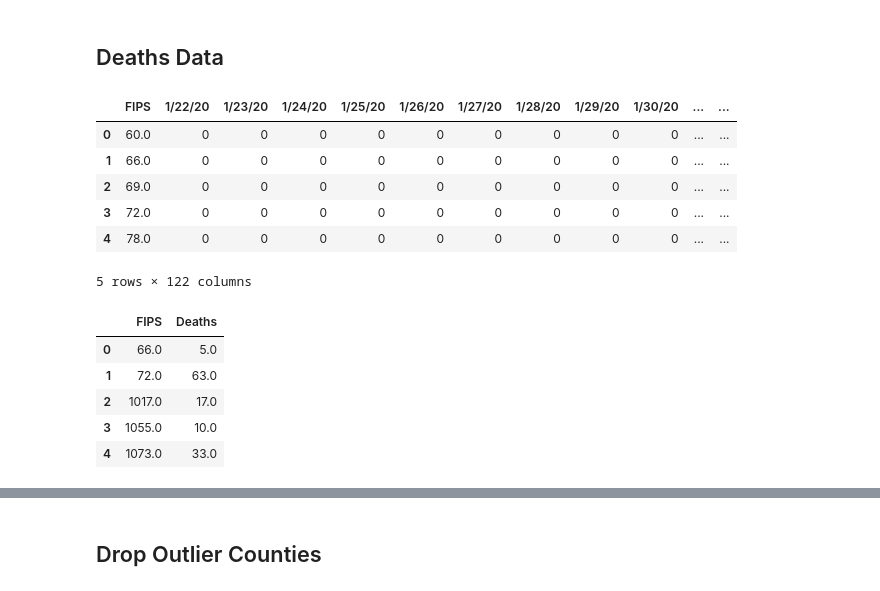
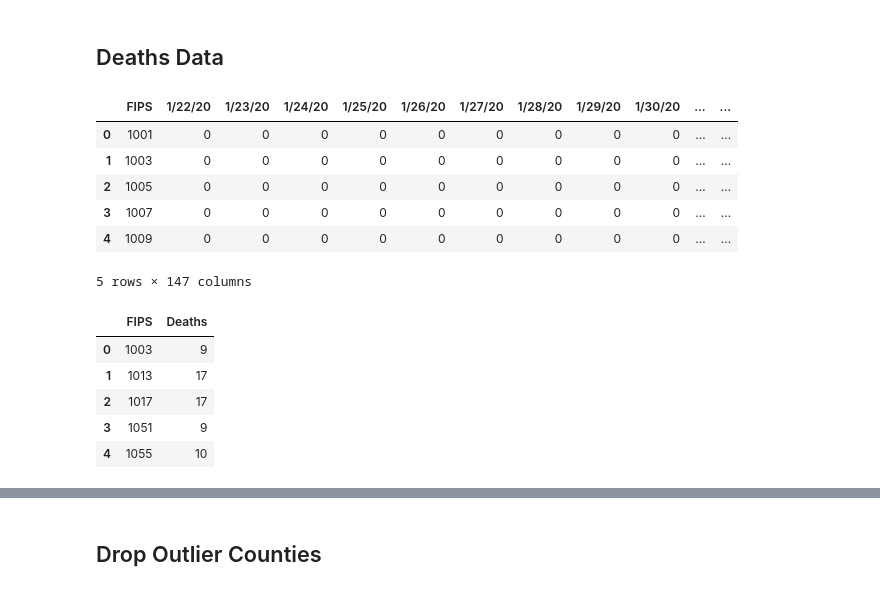
Before and after one commit to jhu-covid-optimization/covid-drivers, a Jupyter notebook: notebooks/bm-01-AC-PCA_data_processing.ipynb, the cells around one changed output, grey strips where cells are left out. Drawn from its saved outputs; the diff is of its cells as text; code cells hidden in the pictures.

```diff
--- a/notebooks/bm-01-AC-PCA_data_processing.ipynb
+++ b/notebooks/bm-01-AC-PCA_data_processing.ipynb
@@ -88,22 +93,24 @@ Name: 6037, Length: 346, dtype: object
 # %% [markdown]
 ## Deaths Data
 # %%
-deaths_t_series = pd.read_csv('../data/raw/time_series_covid19_deaths_US_05-22.csv')
+deaths_t_series = pd.read_csv('../data/raw/time_series_covid19_deaths_US_06-19.csv')
 # print(filtered.loc[36061,])
 # print(deaths.columns.values)
-deaths_t_series = deaths_t_series.drop(['UID', 'iso2', 'iso3', 'code3', 'Admin2', 'Population', 'Province_State', 'Country_Region', 'Lat', 'Long_', 'Combined_Key'], axis=1)
+# deaths_t_series = deaths_t_series.drop(['UID', 'iso2', 'iso3', 'code3', 'Admin2', 'Population', 'Province_State', 'Country_Region', 'Lat', 'Long_', 'Combined_Key'], axis=1)
+deaths_t_series = deaths_t_series.drop(['Combined_Key'], axis=1)
+
 # deaths = deaths.dropna()
 # deaths = deaths.set_index('FIPS')
 
 deaths_t_series.head()
 # %% [output]
 |  | FIPS | 1/22/20 | 1/23/20 | 1/24/20 | 1/25/20 | 1/26/20 | 1/27/20 | 1/28/20 | 1/29/20 | 1/30/20 | ... | ... |
-| 0 | 60.0 | 0 | 0 | 0 | 0 | 0 | 0 | 0 | 0 | 0 | ... | ... |
-| 1 | 66.0 | 0 | 0 | 0 | 0 | 0 | 0 | 0 | 0 | 0 | ... | ... |
-| 2 | 69.0 | 0 | 0 | 0 | 0 | 0 | 0 | 0 | 0 | 0 | ... | ... |
-| 3 | 72.0 | 0 | 0 | 0 | 0 | 0 | 0 | 0 | 0 | 0 | ... | ... |
-| 4 | 78.0 | 0 | 0 | 0 | 0 | 0 | 0 | 0 | 0 | 0 | ... | ... |
+| 0 | 1001 | 0 | 0 | 0 | 0 | 0 | 0 | 0 | 0 | 0 | ... | ... |
+| 1 | 1003 | 0 | 0 | 0 | 0 | 0 | 0 | 0 | 0 | 0 | ... | ... |
+| 2 | 1005 | 0 | 0 | 0 | 0 | 0 | 0 | 0 | 0 | 0 | ... | ... |
+| 3 | 1007 | 0 | 0 | 0 | 0 | 0 | 0 | 0 | 0 | 0 | ... | ... |
+| 4 | 1009 | 0 | 0 | 0 | 0 | 0 | 0 | 0 | 0 | 0 | ... | ... |
-5 rows × 122 columns
+5 rows × 147 columns
 # %%
 # total_deaths = pd.DataFrame(deaths.sum(axis=1), columns=['deaths'])
 # total_deaths.columns = ['FIPS', 'deaths']
@@ -139,11 +146,11 @@ for i in range(len(deaths_t_series)):
 death_data.head()
 # %% [output]
 |  | FIPS | Deaths |
-| 0 | 66.0 | 5.0 |
-| 1 | 72.0 | 63.0 |
-| 2 | 1017.0 | 17.0 |
-| 3 | 1055.0 | 10.0 |
-| 4 | 1073.0 | 33.0 |
+| 0 | 1003 | 9 |
+| 1 | 1013 | 17 |
+| 2 | 1017 | 17 |
+| 3 | 1051 | 9 |
+| 4 | 1055 | 10 |
 # %%
 combined_data = counties.merge(death_data, left_on='FIPS', right_on='FIPS')
 combined_data = combined_data.dropna()
```
Also changed, not shown: parts of 27 cells of this notebook, 1 other file.
